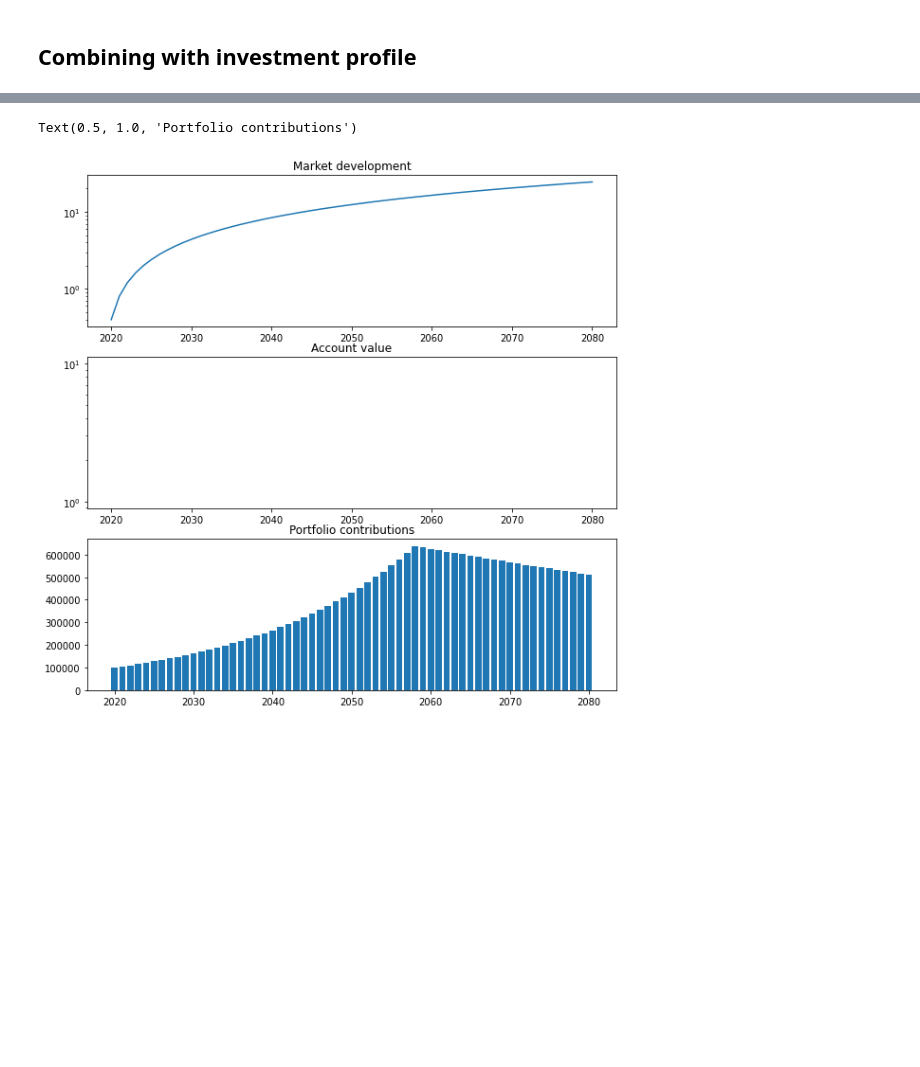
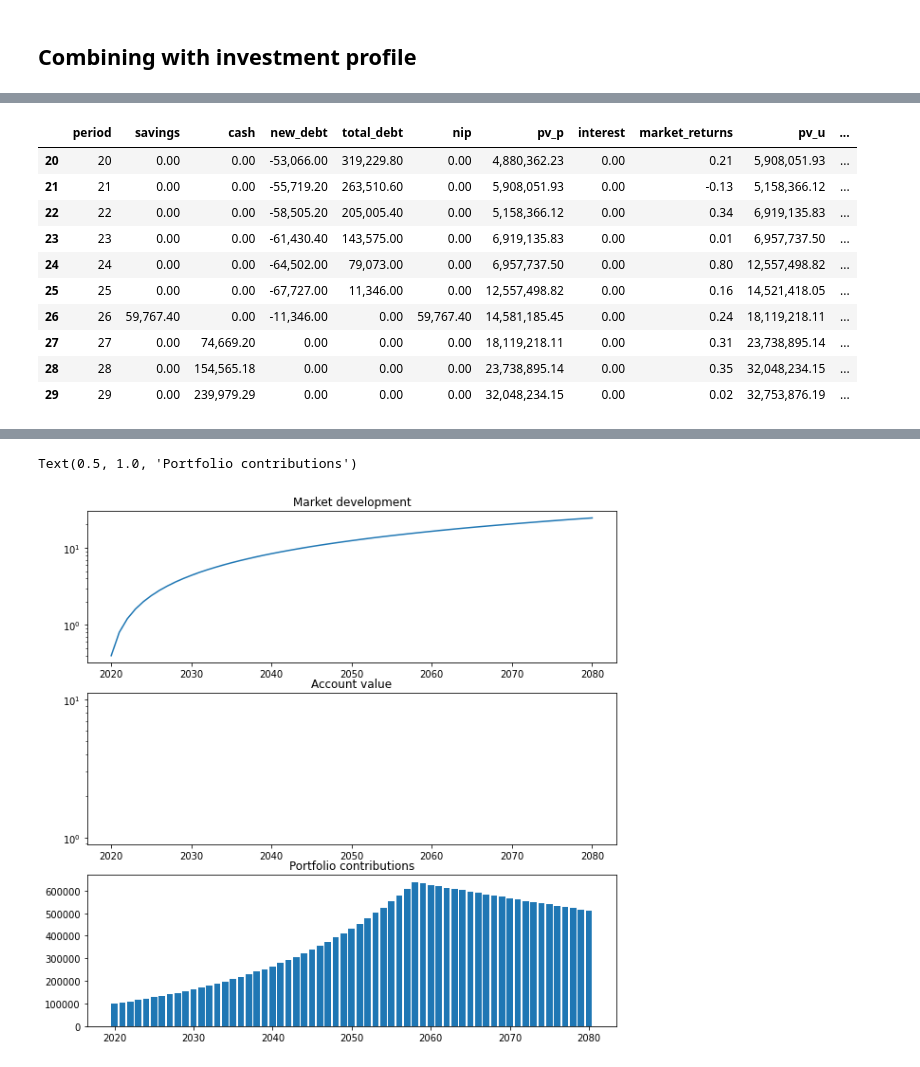
Before and after one commit to neriksen/applied_finance, a Jupyter notebook: portfolio_return.ipynb, the cells around one changed output, grey strips where cells are left out. Cells and saved outputs as stored; diff of their text form; code cells hidden in the pictures; blank space fills up the shorter version.

```diff
--- a/portfolio_return.ipynb
+++ b/portfolio_return.ipynb
@@ -122,0 +94,2 @@ port = calculate_return(inv_plan, market)
+# %%
+pd.options.display.float_format = '{:20,.2f}'.format
@@ -122,0 +188,14 @@ port = calculate_return(inv_plan, market)
+# %%
+port[20:30]
+# %% [output]
+|  | period | savings | cash | new_debt | total_debt | nip | pv_p | interest | market_returns | pv_u | ... |
+| 20 | 20 | 0.00 | 0.00 | -53,066.00 | 319,229.80 | 0.00 | 4,880,362.23 | 0.00 | 0.21 | 5,908,051.93 | ... |
+| 21 | 21 | 0.00 | 0.00 | -55,719.20 | 263,510.60 | 0.00 | 5,908,051.93 | 0.00 | -0.13 | 5,158,366.12 | ... |
+| 22 | 22 | 0.00 | 0.00 | -58,505.20 | 205,005.40 | 0.00 | 5,158,366.12 | 0.00 | 0.34 | 6,919,135.83 | ... |
+| 23 | 23 | 0.00 | 0.00 | -61,430.40 | 143,575.00 | 0.00 | 6,919,135.83 | 0.00 | 0.01 | 6,957,737.50 | ... |
+| 24 | 24 | 0.00 | 0.00 | -64,502.00 | 79,073.00 | 0.00 | 6,957,737.50 | 0.00 | 0.80 | 12,557,498.82 | ... |
+| 25 | 25 | 0.00 | 0.00 | -67,727.00 | 11,346.00 | 0.00 | 12,557,498.82 | 0.00 | 0.16 | 14,521,418.05 | ... |
+| 26 | 26 | 59,767.40 | 0.00 | -11,346.00 | 0.00 | 59,767.40 | 14,581,185.45 | 0.00 | 0.24 | 18,119,218.11 | ... |
+| 27 | 27 | 0.00 | 74,669.20 | 0.00 | 0.00 | 0.00 | 18,119,218.11 | 0.00 | 0.31 | 23,738,895.14 | ... |
+| 28 | 28 | 0.00 | 154,565.18 | 0.00 | 0.00 | 0.00 | 23,738,895.14 | 0.00 | 0.35 | 32,048,234.15 | ... |
+| 29 | 29 | 0.00 | 239,979.29 | 0.00 | 0.00 | 0.00 | 32,048,234.15 | 0.00 | 0.02 | 32,753,876.19 | ... |
```
Also changed, not shown: parts of 15 cells of this notebook.
